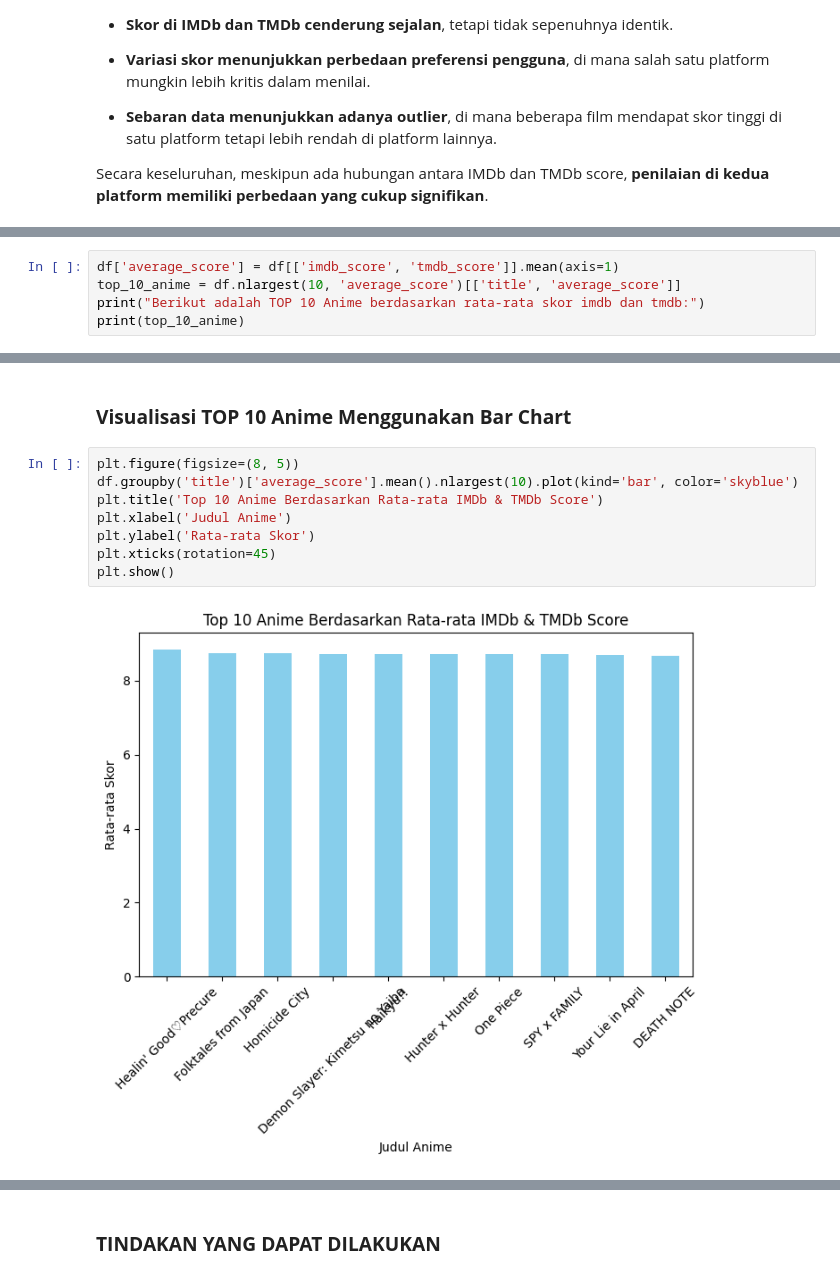
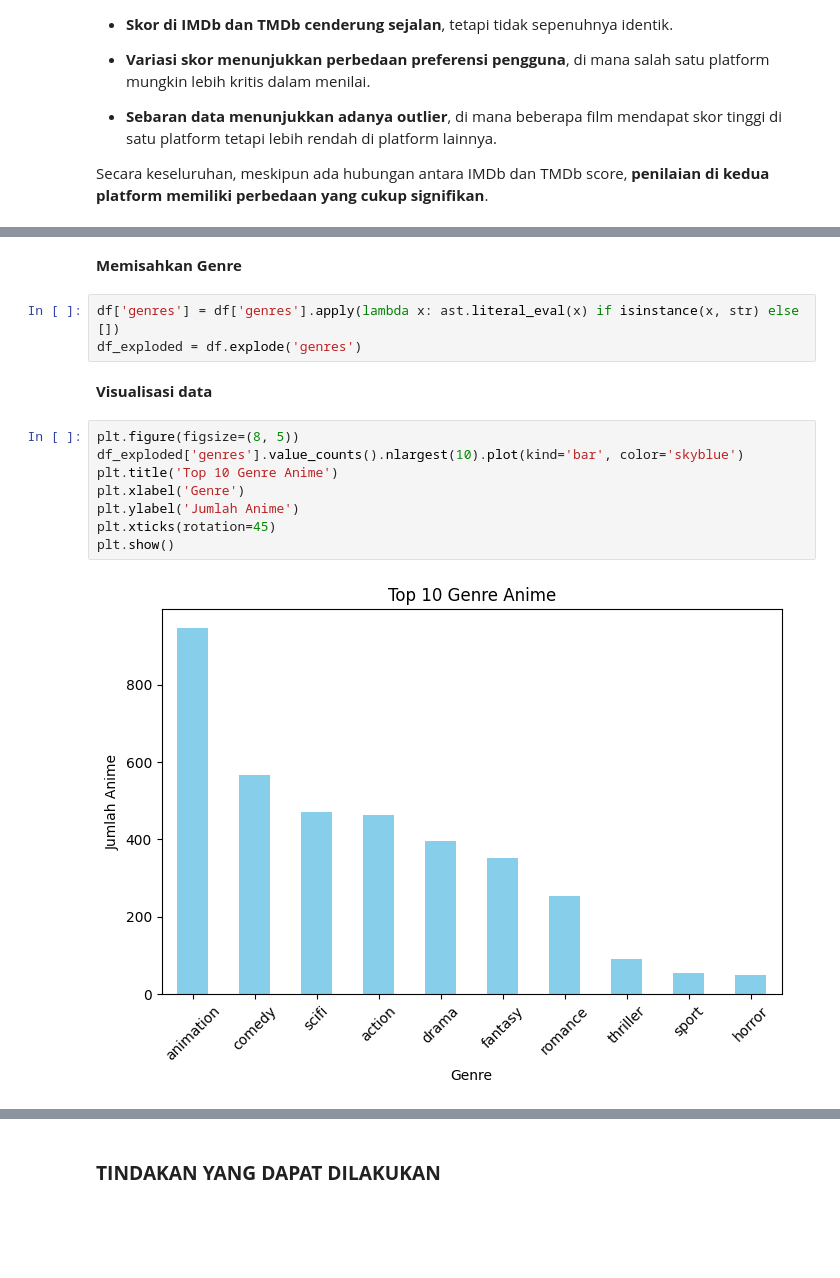
Before and after one commit to rai269/AVD, a Jupyter notebook: Checkpoint_AVD_3.ipynb, the cells around one changed output, grey strips where cells are left out. Saved outputs shown, nothing was run; the diff lists cells and outputs as text; blank space fills up the shorter version.

```diff
--- a/Checkpoint_AVD_3.ipynb
+++ b/Checkpoint_AVD_3.ipynb
@@ -410,5 +408,0 @@ Secara keseluruhan, meskipun ada hubungan antara IMDb dan TMDb score, **penilaia
-# %%
-df['average_score'] = df[['imdb_score', 'tmdb_score']].mean(axis=1)
-top_10_anime = df.nlargest(10, 'average_score')[['title', 'average_score']]
-print("Berikut adalah TOP 10 Anime berdasarkan rata-rata skor imdb dan tmdb:")
-print(top_10_anime)
@@ -428,12 +409,17 @@ Berikut adalah TOP 10 Anime berdasarkan rata-rata skor imdb dan tmdb:
-# %% [markdown]
-### **Visualisasi TOP 10 Anime Menggunakan Bar Chart**
+# %% [markdown]
+**Memisahkan Genre**
+# %%
+df['genres'] = df['genres'].apply(lambda x: ast.literal_eval(x) if isinstance(x, str) else [])
+df_exploded = df.explode('genres')
+# %% [markdown]
+**Visualisasi data**
 # %%
 plt.figure(figsize=(8, 5))
-df.groupby('title')['average_score'].mean().nlargest(10).plot(kind='bar', color='skyblue')
-plt.title('Top 10 Anime Berdasarkan Rata-rata IMDb & TMDb Score')
-plt.xlabel('Judul Anime')
-plt.ylabel('Rata-rata Skor')
+df_exploded['genres'].value_counts().nlargest(10).plot(kind='bar', color='skyblue')
+plt.title('Top 10 Genre Anime')
+plt.xlabel('Genre')
+plt.ylabel('Jumlah Anime')
 plt.xticks(rotation=45)
 plt.show()
 # %% [output]
-[figure, old version]
+[figure, new version]
```
Also changed, not shown: parts of 6 cells of this notebook.
